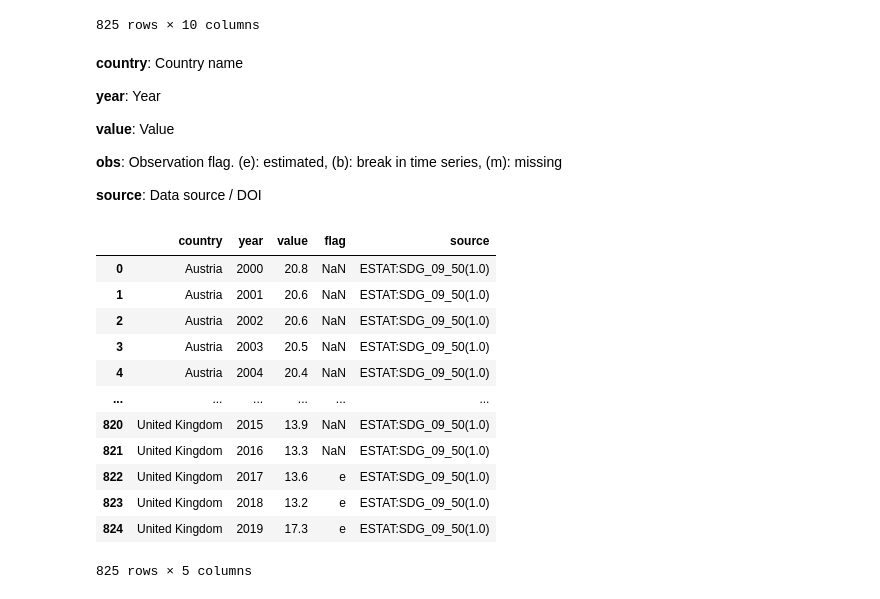
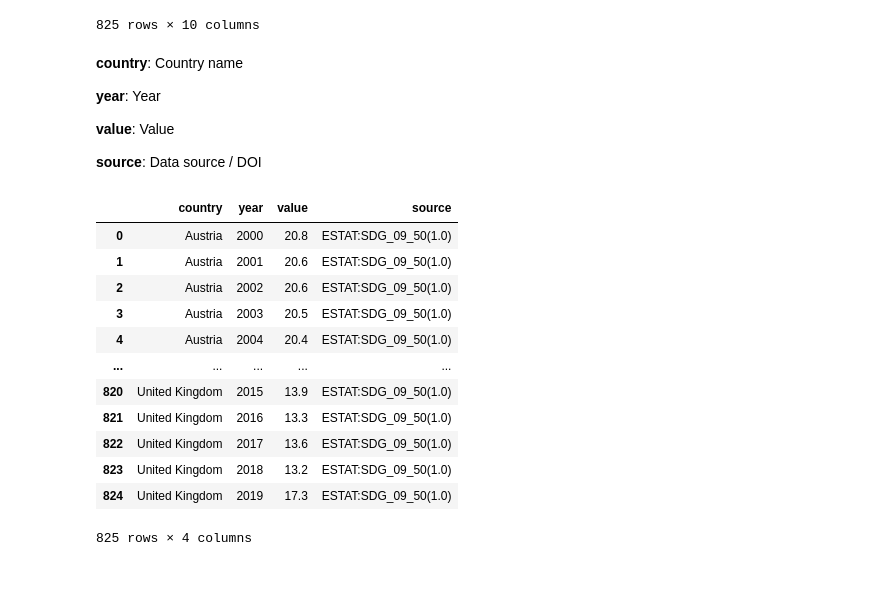
Before and after one commit to mozartfish/DH2321-Final-Project, a Jupyter notebook: data_cleaning.ipynb, the cells around one changed output. Cells and saved outputs as stored; diff of their text form; code cells hidden in the pictures.

```diff
--- a/data_cleaning.ipynb
+++ b/data_cleaning.ipynb
@@ -85,34 +140,31 @@ df_11
 
 **value**: Value
 
-**obs**: Observation flag. (e): estimated, (b): break in time series, (m): missing
-
 **source**: Data source / DOI
 # %%
 df_11.columns = df_11.columns.str.lower()
 
 df_11 = df_11.rename(columns={'geo': 'country'})
 df_11 = df_11.rename(columns={'time_period': 'year'})
 df_11 = df_11.rename(columns={'obs_value': 'value'})
-df_11 = df_11.rename(columns={'obs_flag': 'obs'})
 df_11 = df_11.rename(columns={'dataflow': 'source'})
 
-df_11 = df_11[['country', 'year', 'value', 'obs', 'source']]
+df_11 = df_11[['country', 'year', 'value', 'source']]
 
 df_11.to_csv('data/sdg_11.csv', index=False)
 
 df_11
 # %% [output]
-|  | country | year | value | flag | source |
-| 0 | Austria | 2000 | 20.8 | NaN | ESTAT:SDG_09_50(1.0) |
-| 1 | Austria | 2001 | 20.6 | NaN | ESTAT:SDG_09_50(1.0) |
-| 2 | Austria | 2002 | 20.6 | NaN | ESTAT:SDG_09_50(1.0) |
-| 3 | Austria | 2003 | 20.5 | NaN | ESTAT:SDG_09_50(1.0) |
-| 4 | Austria | 2004 | 20.4 | NaN | ESTAT:SDG_09_50(1.0) |
-| ... | ... | ... | ... | ... | ... |
-| 820 | United Kingdom | 2015 | 13.9 | NaN | ESTAT:SDG_09_50(1.0) |
-| 821 | United Kingdom | 2016 | 13.3 | NaN | ESTAT:SDG_09_50(1.0) |
-| 822 | United Kingdom | 2017 | 13.6 | e | ESTAT:SDG_09_50(1.0) |
-| 823 | United Kingdom | 2018 | 13.2 | e | ESTAT:SDG_09_50(1.0) |
-| 824 | United Kingdom | 2019 | 17.3 | e | ESTAT:SDG_09_50(1.0) |
+|  | country | year | value | source |
+| 0 | Austria | 2000 | 20.8 | ESTAT:SDG_09_50(1.0) |
+| 1 | Austria | 2001 | 20.6 | ESTAT:SDG_09_50(1.0) |
+| 2 | Austria | 2002 | 20.6 | ESTAT:SDG_09_50(1.0) |
+| 3 | Austria | 2003 | 20.5 | ESTAT:SDG_09_50(1.0) |
+| 4 | Austria | 2004 | 20.4 | ESTAT:SDG_09_50(1.0) |
+| ... | ... | ... | ... | ... |
+| 820 | United Kingdom | 2015 | 13.9 | ESTAT:SDG_09_50(1.0) |
+| 821 | United Kingdom | 2016 | 13.3 | ESTAT:SDG_09_50(1.0) |
+| 822 | United Kingdom | 2017 | 13.6 | ESTAT:SDG_09_50(1.0) |
+| 823 | United Kingdom | 2018 | 13.2 | ESTAT:SDG_09_50(1.0) |
+| 824 | United Kingdom | 2019 | 17.3 | ESTAT:SDG_09_50(1.0) |
-825 rows × 5 columns
+825 rows × 4 columns
```
Also changed, not shown: parts of 6 cells of this notebook, 4 other files.
